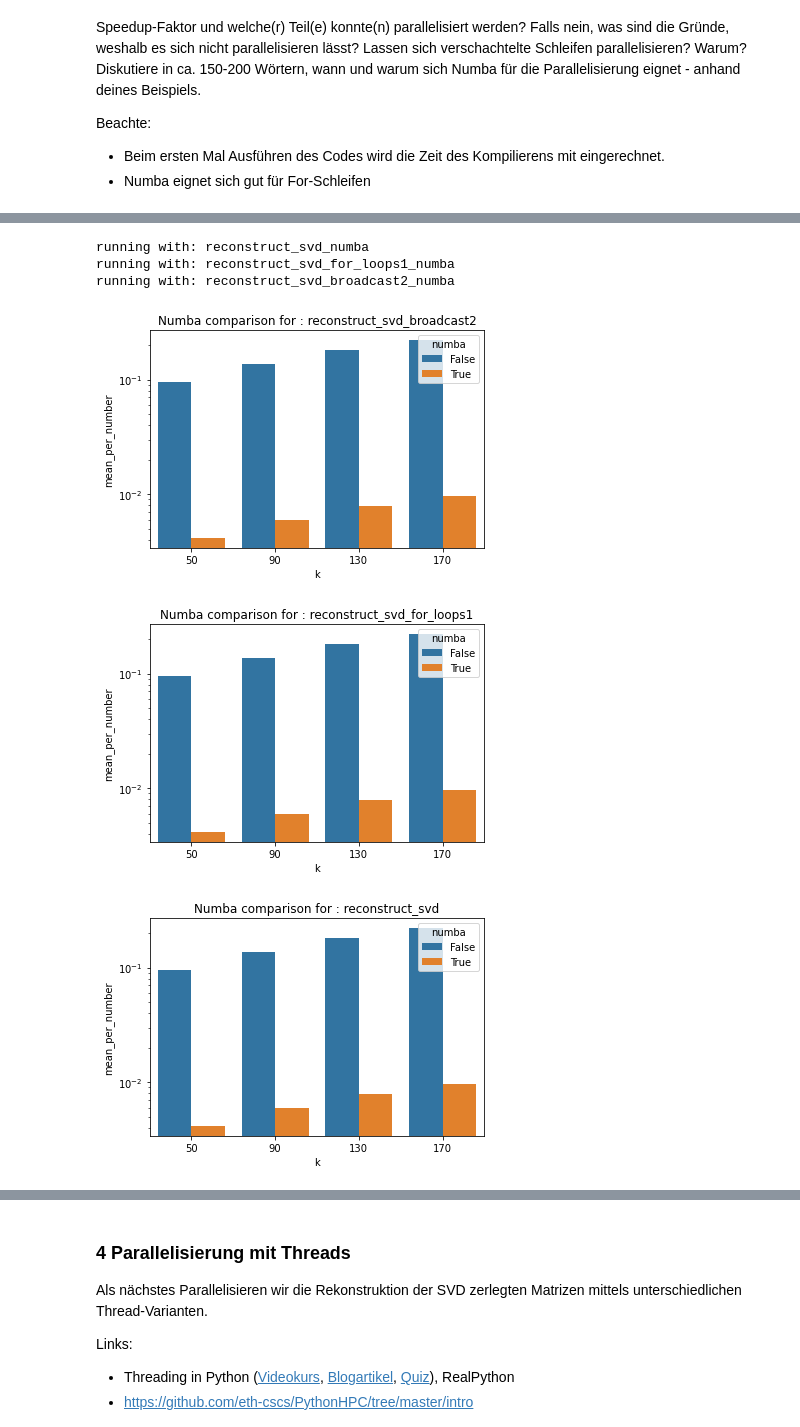
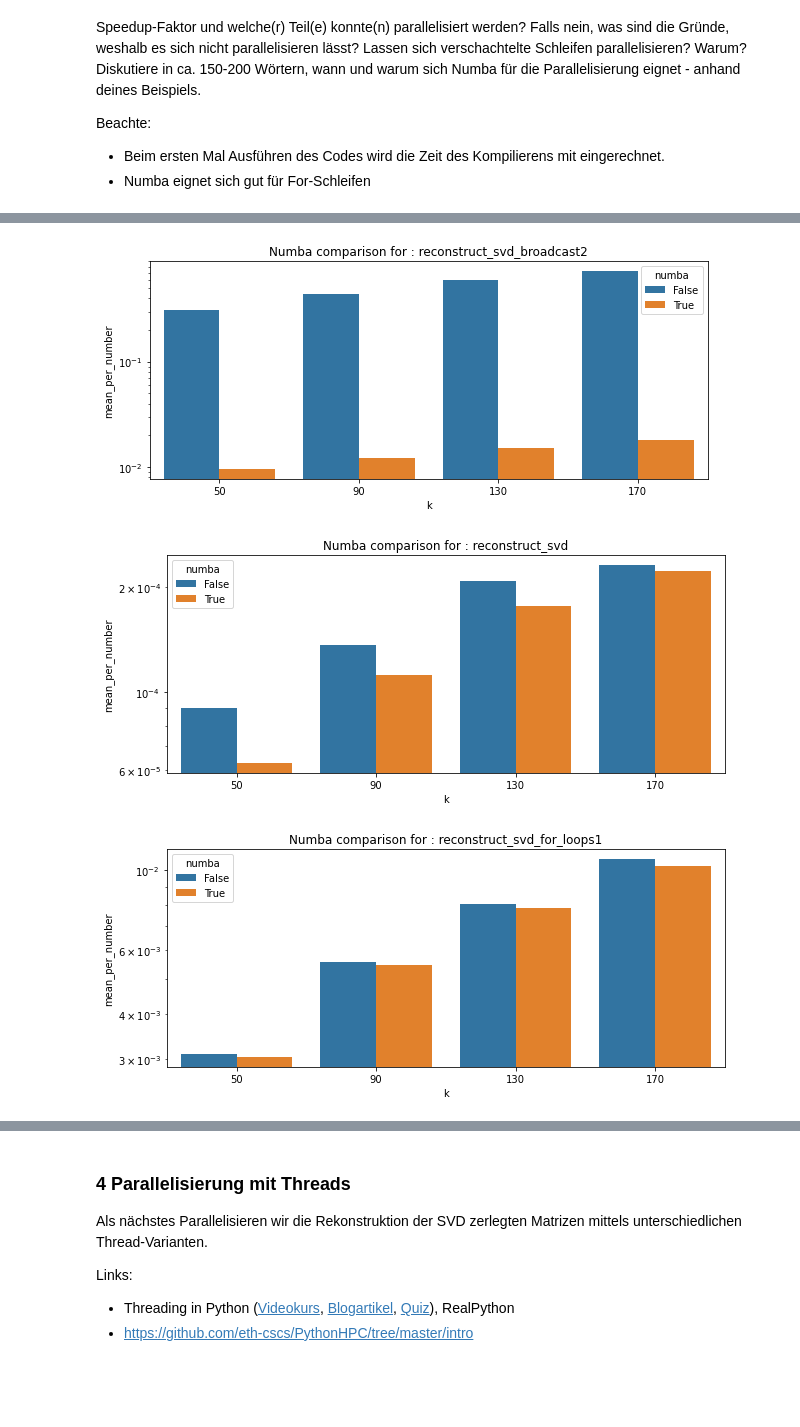
Before and after one commit to SimonLuder/hs22-mc2, a Jupyter notebook: hpc_fs22_mc2_teil1.ipynb, the cells around one changed output, grey strips where cells are left out. Saved outputs shown, nothing was run; the diff lists cells and outputs as text; code cells hidden in the pictures; blank space fills up the shorter version.

Commit message:
add descriptions, component-diagram and other small changes

```diff
--- a/hpc_fs22_mc2_teil1.ipynb
+++ b/hpc_fs22_mc2_teil1.ipynb
@@ -514,11 +508,7 @@ done
 # %%
 logger.log_time(method=reconstruct_svd_numba, k_range=k_range, repeat=50, number=100)
-logger.log_time(method=reconstruct_svd_for_loops1_numba, k_range=k_range, repeat=50, number=50)
+logger.log_time(method=reconstruct_svd_for_loops1_numba, k_range=k_range, repeat=25, number=50)
 logger.log_time(method=reconstruct_svd_broadcast2_numba, k_range=k_range, repeat=5, number=5)
-# %% [output]
-running with: reconstruct_svd_numba
-running with: reconstruct_svd_for_loops1_numba
-running with: reconstruct_svd_broadcast2_numba
 # %%
 numpa_comparison = ["reconstruct_svd", "reconstruct_svd_numba",
                     "reconstruct_svd_for_loops1", "reconstruct_svd_for_loops1_numba",
@@ -534,13 +524,14 @@ df["numba"] = df["name"].apply(lambda x: True if x.endswith("_numba") else False
 df["name"] = df["name"].str.replace("_numba", "")
 # %%
 for name in set(df["name"]):
-    df_plt = df[df["name"]==name]
+    df_plt = df.loc[df["name"]==name]
+    plt.figure(figsize=(10,4))
     plt.title(f"Numba comparison for : {name}")
-    ax = sns.barplot(data=df, x="k", y="mean_per_number", hue="numba", ci=None).set_yscale("log")
+    sns.barplot(data=df_plt, x="k", y="mean_per_number", hue="numba", ci=None).set_yscale("log")
 
     plt.show()
 # %% [output]
-[figure, old version]
+[figure, new version]
-[figure, old version]
+[figure, new version]
-[figure, old version]
+[figure, new version]
 # %% [markdown]
```
Also changed, not shown: parts of 5 cells of this notebook, 14 other files.
